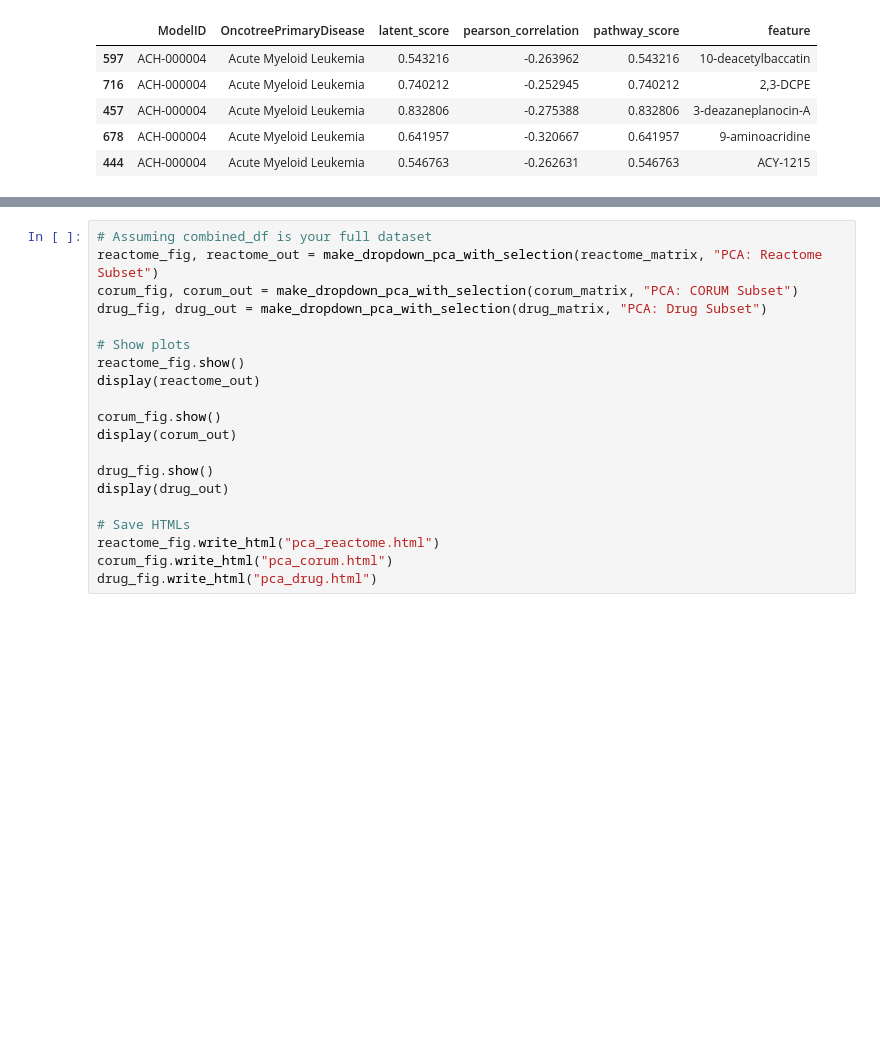
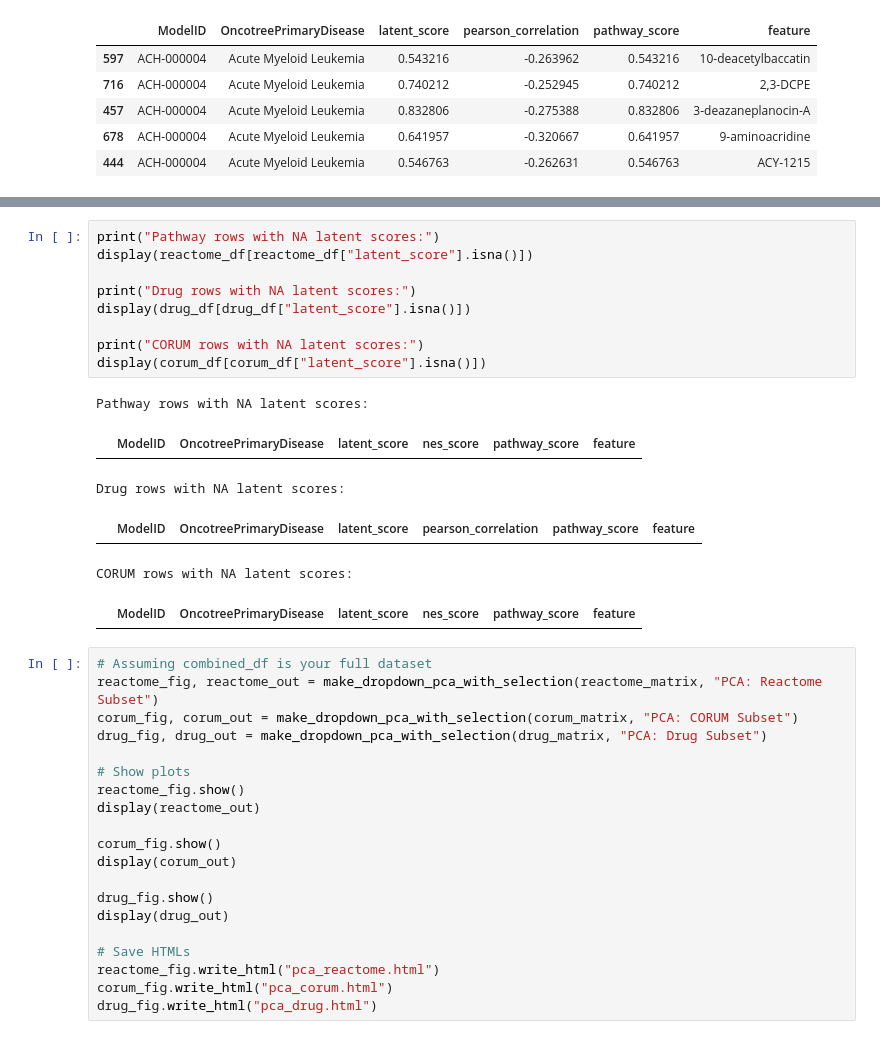
Before and after one commit to WayScience/gene-process-dependencies, a Jupyter notebook: 8.shiny-app/1.latent-umaps.ipynb, the cells around one changed output, grey strips where cells are left out. Saved outputs shown, nothing was run; the diff lists cells and outputs as text; blank space fills up the shorter version.

```diff
--- a/8.shiny-app/1.latent-umaps.ipynb
+++ b/8.shiny-app/1.latent-umaps.ipynb
@@ -175,3 +208,19 @@ def make_dropdown_pca_with_selection(df, title="PCA Interactive Plot"):
+# %%
+print("Pathway rows with NA latent scores:")
+display(reactome_df[reactome_df["latent_score"].isna()])
+
+print("Drug rows with NA latent scores:")
+display(drug_df[drug_df["latent_score"].isna()])
+
+print("CORUM rows with NA latent scores:")
+display(corum_df[corum_df["latent_score"].isna()])
+# %% [output]
+Pathway rows with NA latent scores:
+|  | ModelID | OncotreePrimaryDisease | latent_score | nes_score | pathway_score | feature |
+Drug rows with NA latent scores:
+|  | ModelID | OncotreePrimaryDisease | latent_score | pearson_correlation | pathway_score | feature |
+CORUM rows with NA latent scores:
+|  | ModelID | OncotreePrimaryDisease | latent_score | nes_score | pathway_score | feature |
 # %%
 # Assuming combined_df is your full dataset
 reactome_fig, reactome_out = make_dropdown_pca_with_selection(reactome_matrix, "PCA: Reactome Subset")
```
Also changed, not shown: parts of 6 cells of this notebook, 3 other files.
